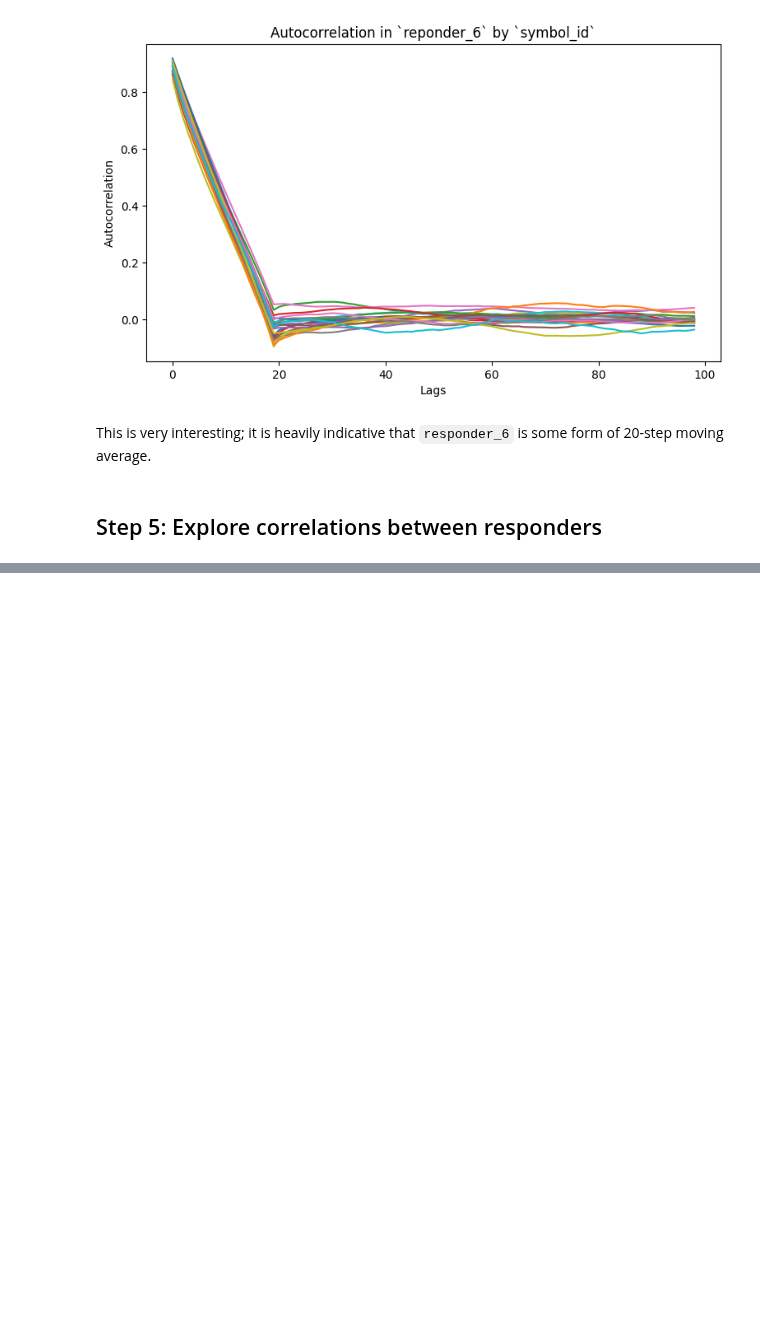
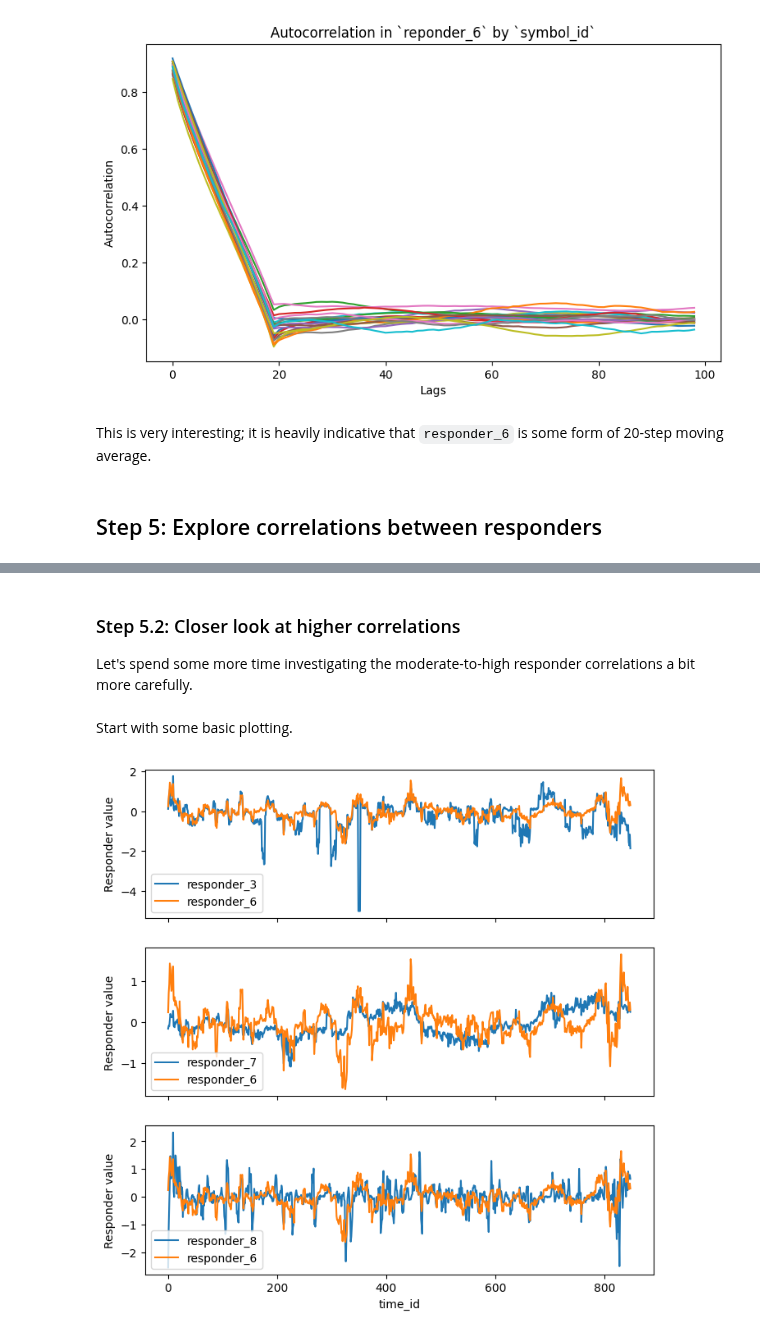
Before and after one commit to victorventuri/kaggle_play, a Jupyter notebook: jane_street_2025/understanding_data.ipynb, the cells around one changed output, grey strips where cells are left out. Saved outputs shown, nothing was run; the diff lists cells and outputs as text; code cells hidden in the pictures; blank space fills up the shorter version.

```diff
--- a/jane_street_2025/understanding_data.ipynb
+++ b/jane_street_2025/understanding_data.ipynb
@@ -337,0 +395,30 @@ This is very interesting; it is heavily indicative that `responder_6` is some fo
+# %% [markdown]
+### Step 5.2: Closer look at higher correlations
+
+Let's spend some more time investigating the moderate-to-high responder correlations a bit more carefully.
+# %% [markdown]
+Start with some basic plotting.
+# %%
+# Specify responders of interest
+high_corr_resps = [f'responder_{i}' for i in [3, 7, 8]]
+
+# Choose one symbol from the random data data
+random_symbol = random_date_data['symbol_id'].sample(n=1).values[0]
+
+# Get desired data
+check_data_high_corr = random_date_data[random_date_data['symbol_id'] == random_symbol]
+
+fig, axes = plt.subplots(3, 1, sharex=True, figsize=(8, 8))
+axes[-1].set_xlabel('time_id')
+
+for ax, resp in zip(axes, high_corr_resps):
+    ax.set_ylabel('Responder value')
+    ax.plot(check_data_high_corr['time_id'],
+              check_data_high_corr[resp],
+              label=resp)
+    ax.plot(check_data_high_corr['time_id'],
+              check_data_high_corr['responder_6'],
+              label='responder_6')
+    _ = ax.legend()
+# %% [output]
+[figure, added]
```
Also changed, not shown: parts of 13 cells of this notebook.
